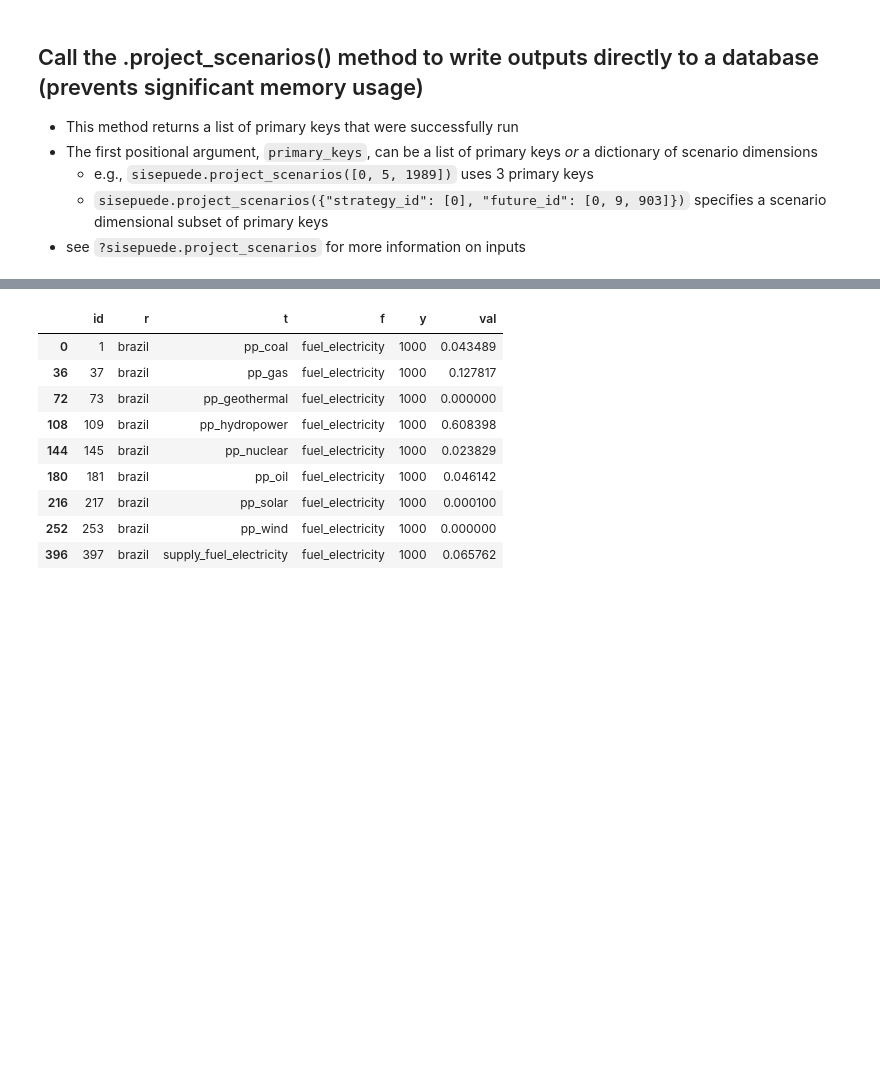
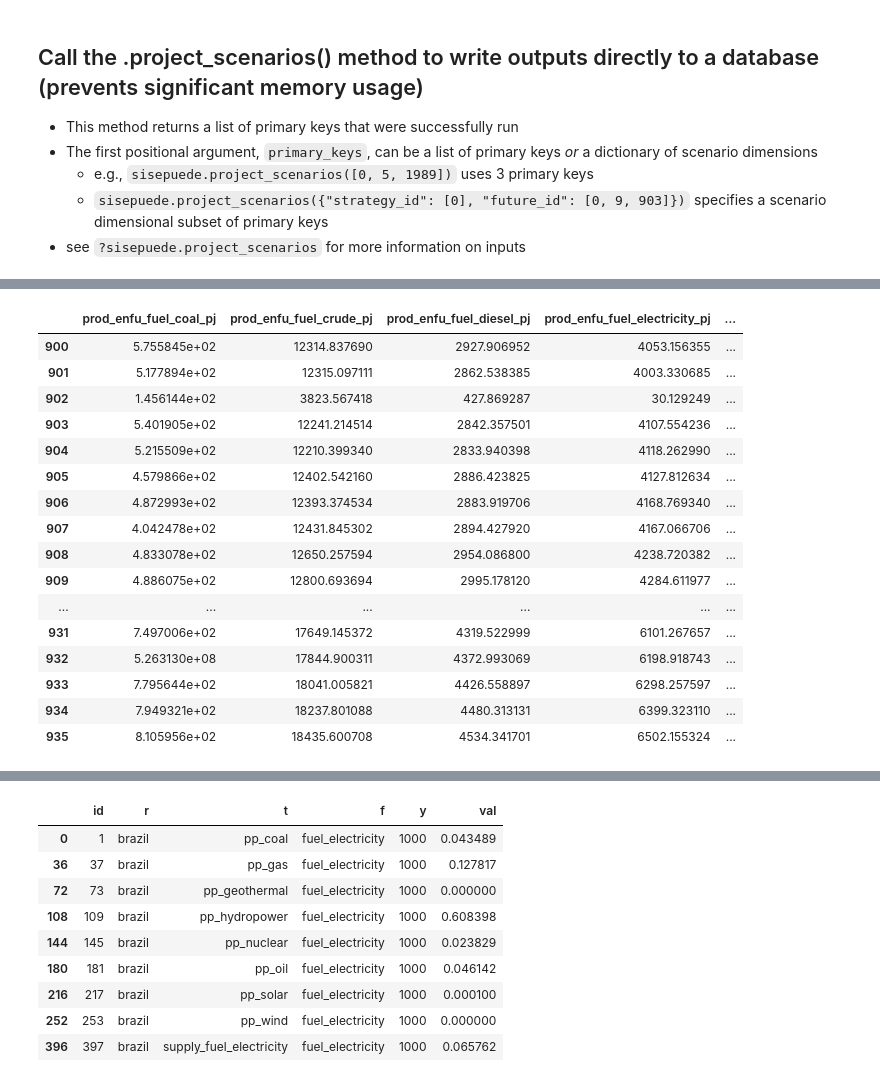
Before and after one commit to jarojasag/lac_decarbonization, a Jupyter notebook: python/sisepuede_run_testing.ipynb, the cells around one changed output, grey strips where cells are left out. Cells and saved outputs as stored; diff of their text form; code cells hidden in the pictures; blank space fills up the shorter version.

```diff
--- a/python/sisepuede_run_testing.ipynb
+++ b/python/sisepuede_run_testing.ipynb
@@ -279,7 +282,7 @@ Set parameter TimeLimit to value 900
 ... (188 outputs left out)
 # %%
 df_out_all = sisepuede.read_output(None)
-region = "chile"
+region = "brazil"
 df_out = df_out_all[df_out_all["region"] == region]
 df_primary = sisepuede.odpt_primary.get_indexing_dataframe(dict_filt)
 df_in = sisepuede.experimental_manager.dict_future_trajectories.get(region).generate_future_from_lhs_vector(None, None, 0, True)
@@ -327,0 +312,17 @@ Name: 0, dtype: float64
+# %%
+df_check = df_out_all[
+    df_out_all["time_period"].isin([0])
+    & df_out_all["region"].isin(["brazil"])
+]
+
+fields_check = []
+fields_iter = [x for x in df_check.columns if x not in ["iso_code3", "region", "nation"]]
+for k in fields_iter:
+
+
+    vals = set(np.round(np.array(df_check[k]), decimals = 4))
+
+    if len(vals) > 1:
+        fields_check.append(k)
+
+fields_check
@@ -327,0 +514,36 @@ Name: 0, dtype: float64
+# %%
+df_xx = df_in[df_in["strategy_id"].isin([3019])]
+df_xx[
+    [
+        x for x in df_xx.columns
+        if ("enfu" in x)
+        and ("exports" in x)
+    ]
+];
+
+
+df_filt_intervention[
+    [
+        x for x in df_filt_intervention.columns
+        if ("enfu" in x)
+        and ("prod" in x)
+    ]
+]
+# %% [output]
+|  | prod_enfu_fuel_coal_pj | prod_enfu_fuel_crude_pj | prod_enfu_fuel_diesel_pj | prod_enfu_fuel_electricity_pj | ... |
+| 900 | 5.755845e+02 | 12314.837690 | 2927.906952 | 4053.156355 | ... |
+| 901 | 5.177894e+02 | 12315.097111 | 2862.538385 | 4003.330685 | ... |
+| 902 | 1.456144e+02 | 3823.567418 | 427.869287 | 30.129249 | ... |
+| 903 | 5.401905e+02 | 12241.214514 | 2842.357501 | 4107.554236 | ... |
+| 904 | 5.215509e+02 | 12210.399340 | 2833.940398 | 4118.262990 | ... |
+| 905 | 4.579866e+02 | 12402.542160 | 2886.423825 | 4127.812634 | ... |
+| 906 | 4.872993e+02 | 12393.374534 | 2883.919706 | 4168.769340 | ... |
+| 907 | 4.042478e+02 | 12431.845302 | 2894.427920 | 4167.066706 | ... |
+| 908 | 4.833078e+02 | 12650.257594 | 2954.086800 | 4238.720382 | ... |
+| 909 | 4.886075e+02 | 12800.693694 | 2995.178120 | 4284.611977 | ... |
+| ... | ... | ... | ... | ... | ... |
+| 931 | 7.497006e+02 | 17649.145372 | 4319.522999 | 6101.267657 | ... |
+| 932 | 5.263130e+08 | 17844.900311 | 4372.993069 | 6198.918743 | ... |
+| 933 | 7.795644e+02 | 18041.005821 | 4426.558897 | 6298.257597 | ... |
+| 934 | 7.949321e+02 | 18237.801088 | 4480.313131 | 6399.323110 | ... |
+| 935 | 8.105956e+02 | 18435.600708 | 4534.341701 | 6502.155324 | ... |
```
Also changed, not shown: parts of 22 cells of this notebook, 38 other files.
